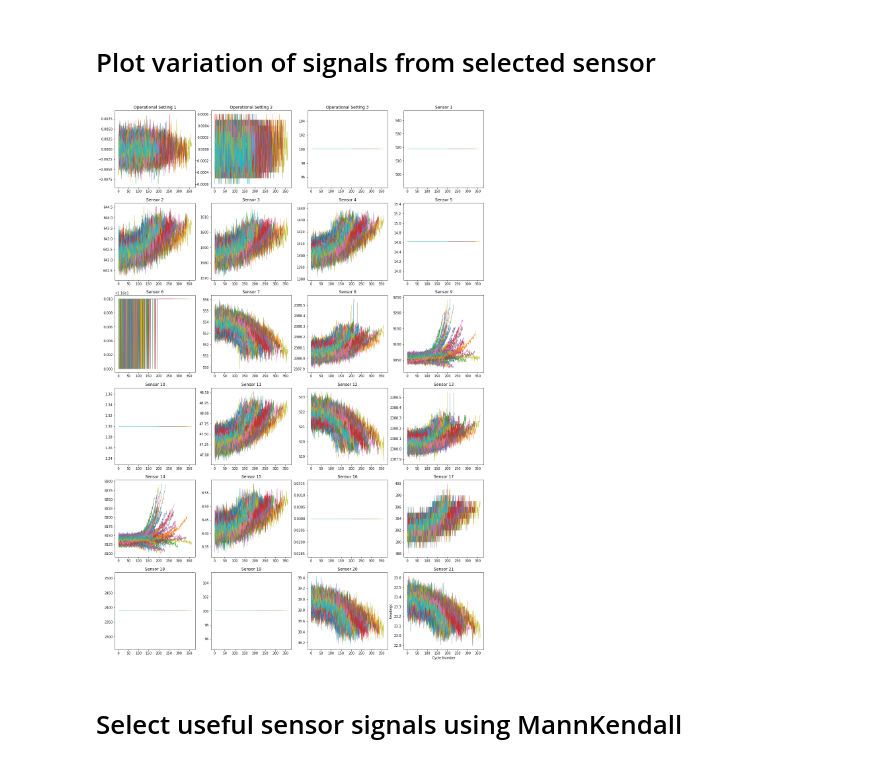
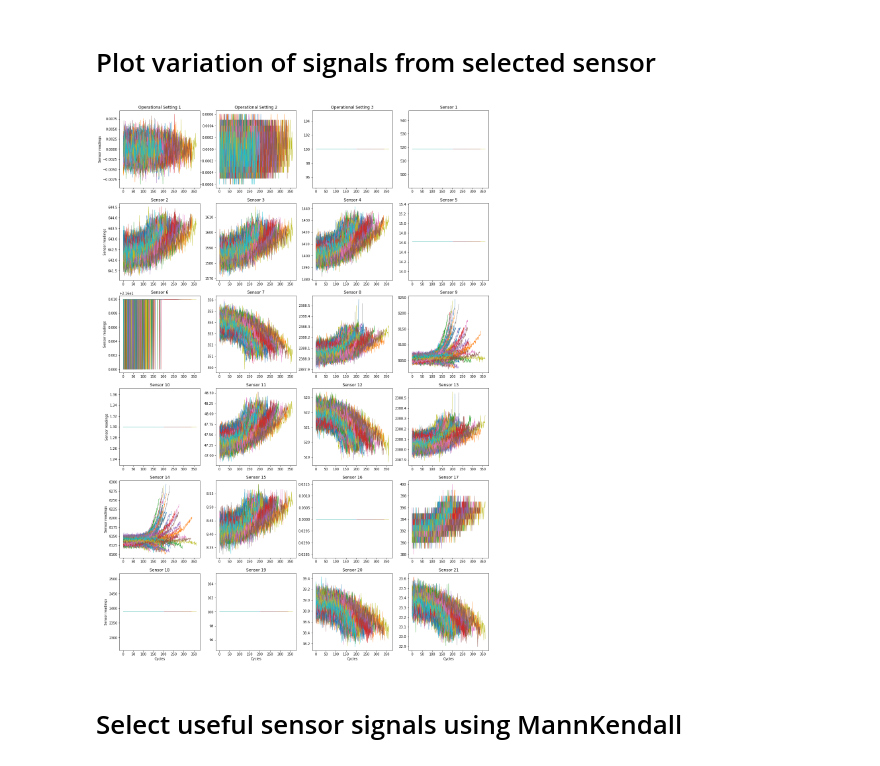
Before and after one commit to cchanzl/survival-analysis-nasa, a Jupyter notebook: nasa_eda.ipynb, the cells around one changed output. Saved outputs shown, nothing was run; the diff lists cells and outputs as text; code cells hidden in the pictures.

Commit message:
added graphing for normalised in eda

```diff
--- a/nasa_eda.ipynb
+++ b/nasa_eda.ipynb
@@ -84,25 +84,26 @@ plt.show()
 # %%
 graph_head = ["Operational Setting 1", "Operational Setting 2", "Operational Setting 3"]
 for i in range(0, 21):
     name = "Sensor "
     name = name + str(i+1)
     graph_head.append(name)
 
 graphing_list = header[2:]
 fig, axs = plt.subplots(int(len(graphing_list)/4), 4)  # row, col
 i = -1
 for ax in axs.flatten():
     i += 1
     ax.set_title(str(graph_head[i]))
     for engine in range(1, 101):
         df_engine = df_train_001[df_train_001['unit num'] == engine]
         ax.plot(df_engine['cycle'], df_engine[graphing_list[i]], linewidth=0.75)
-plt.xlabel("Cycle Number")
-plt.ylabel("Readings")
+
+plt.setp(axs[-1, :], xlabel='Cycles')
+plt.setp(axs[:, 0], ylabel='Sensor readings')
 fig.set_size_inches(20, 30)  # width x height
 plt.show()
 # %% [output]
-[figure, old version]
+[figure, new version]
 # %% [markdown]
 # Select useful sensor signals using MannKendall
 # %%
```
Also changed, not shown: parts of 3 cells of this notebook, 1 other file.
